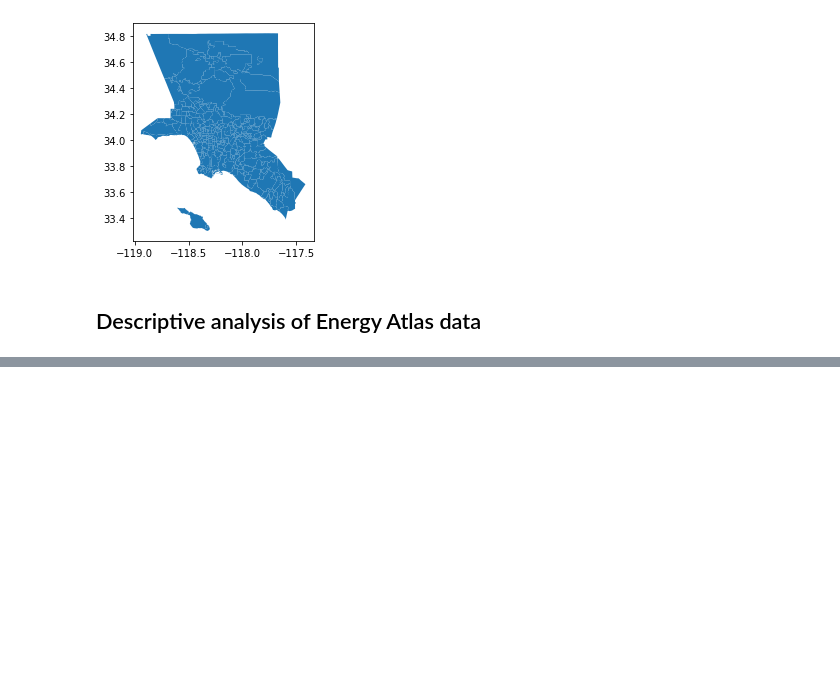
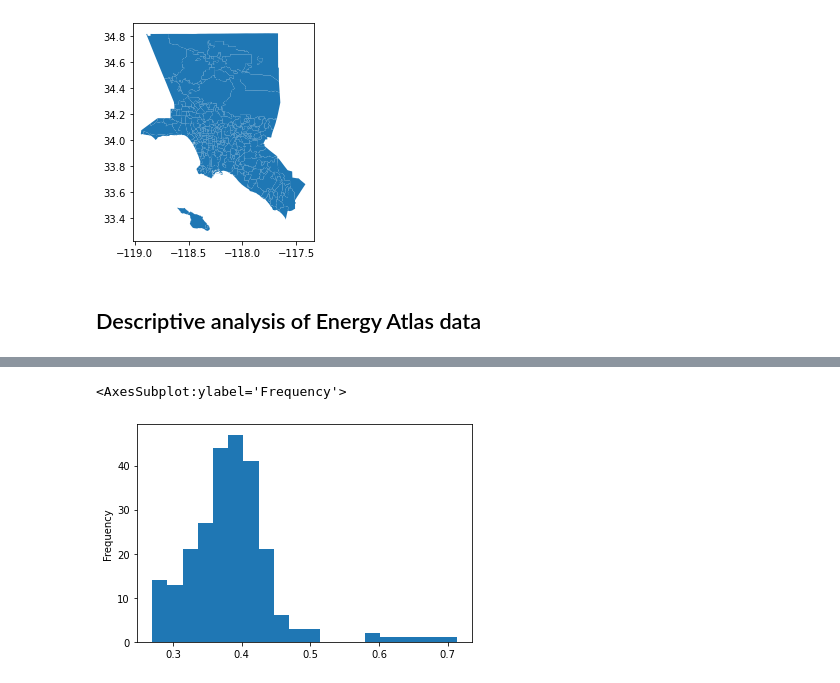
Before and after one commit to josephko91/anthropogenic-heat-la, a Jupyter notebook: anthropogenic-heat-buildings.ipynb, the cells around one changed output, grey strips where cells are left out. Saved outputs shown, nothing was run; the diff lists cells and outputs as text; code cells hidden in the pictures; blank space fills up the shorter version.

Commit message:
add additional histograms

```diff
--- a/anthropogenic-heat-buildings.ipynb
+++ b/anthropogenic-heat-buildings.ipynb
@@ -116,4 +172,7 @@ usage_bld_btu_neighborhoods_res.dtypes
 # %%
 # distribution of pct_elec
-usage_bld_btu_neighborhoods_res['pct_elec'] = pd.to_numeric(usage_bld_btu_neighborhoods_res['pct_elec'])
+# usage_bld_btu_neighborhoods_res['pct_elec'] = pd.to_numeric(usage_bld_btu_neighborhoods_res['pct_elec'])
 usage_bld_btu_neighborhoods_res['pct_elec'].plot.hist(bins = 20)
+# %% [output]
+<AxesSubplot:ylabel='Frequency'>
+[figure, added]
```
Also changed, not shown: parts of 10 cells of this notebook.
